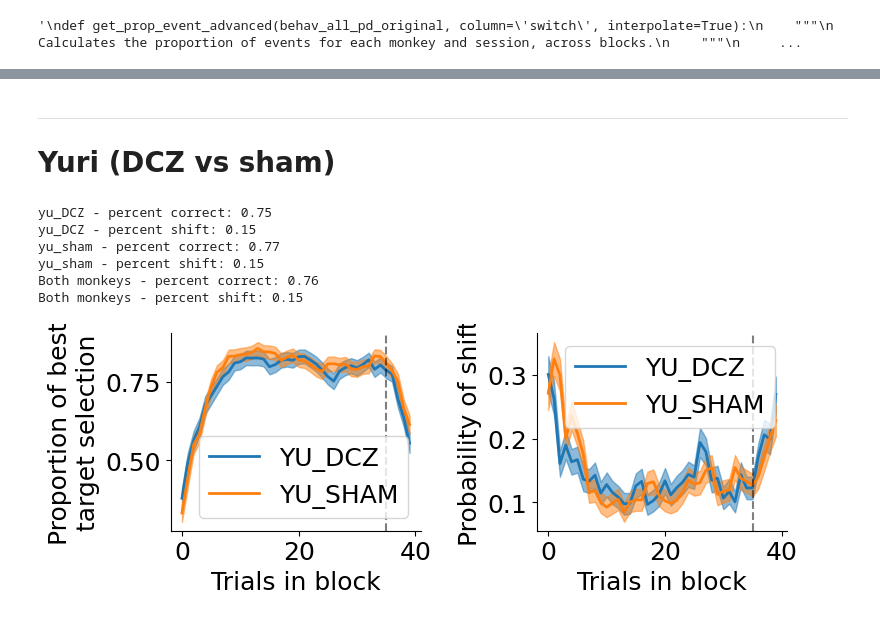
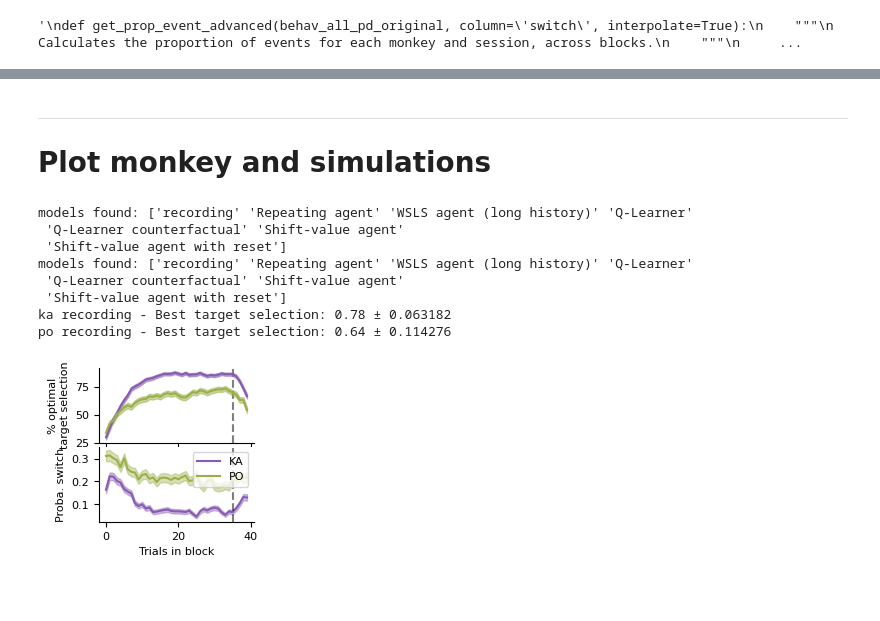
Before and after one commit to ungzs1/popy_05, a Jupyter notebook: notebooks/behav_analysis/session_wise_behavior.ipynb, the cells around one changed output, grey strips where cells are left out. Cells and saved outputs as stored; diff of their text form; code cells hidden in the pictures; blank space fills up the shorter version.

```diff
--- a/notebooks/behav_analysis/session_wise_behavior.ipynb
+++ b/notebooks/behav_analysis/session_wise_behavior.ipynb
@@ -206,23 +74,52 @@ Both monkeys - percent shift: 0.15
-# %% [markdown]
----
-# Yuri (DCZ vs sham)
-# %%
-behav_temp = behav.loc[behav['monkey'].isin(['yu_sham', 'yu_DCZ'])]
-
-# plot strategy
-fig, axs = plot_strategy(behav_temp, paper_format=False)
-
-# save as svg
-fig.tight_layout()
-#fig.savefig('figs/strategy.svg', format='svg', dpi=300, transparent=True)
-
-plt.show()
-plt.close('all')
-# %% [output]
-yu_DCZ - percent correct: 0.75
-yu_DCZ - percent shift: 0.15
-yu_sham - percent correct: 0.77
-yu_sham - percent shift: 0.15
-Both monkeys - percent correct: 0.76
-Both monkeys - percent shift: 0.15
-[figure, removed]
+# %%
+model_renames = {
+    'recording': "monkey",  # This will be handled specially
+    #'Repeating agent': 'Repeating agent',
+    'WSLS agent (long history)': 'WSLS',
+    'Q-Learner': 'RL simple',
+    'Q-Learner counterfactual': 'RL counterfactual',
+    #'Shift-value agent': 'none',
+    'Shift-value agent with reset': 'Foraging'
+}
+
+# Create the monkey column with proper handling of the lambda function
+def get_model_name(model, monkey_name):
+    if model == 'recording':
+        return monkey_name
+    else:
+        return model_renames[model]
+# %% [markdown]
+---
+# Plot monkey and simulations
+# %%
+behav_ka = load_simulation(monkey='ka', model='recording')
+behav_po = load_simulation(monkey='po', model='recording')
+
+#simulation_ka_forage = load_simulation(monkey='ka', model='Shift-value agent with reset')
+#simulation_po_forage = load_simulation(monkey='po', model='Shift-value agent with reset')
+
+behav = pd.concat([behav_ka, behav_po], ignore_index=True)
+behav = convert_column_format(behav, original='simulation')
+
+behav = behav.loc[behav['model'].isin(model_renames.keys())]
+behav['monkey'] = [get_model_name(model, monkey) for model, monkey in zip(behav['model'], behav['monkey'])]
+
+# plot strategy
+fig, axs = plot_strategy(behav, paper_format=True)
+
+# save as svg
+#fig.tight_layout()
+fig.savefig('figs/strategy.svg', dpi=300, transparent=True)
+
+plt.show()
+plt.close('all')
+# %% [output]
+models found: ['recording' 'Repeating agent' 'WSLS agent (long history)' 'Q-Learner'
+ 'Q-Learner counterfactual' 'Shift-value agent'
+ 'Shift-value agent with reset']
+models found: ['recording' 'Repeating agent' 'WSLS agent (long history)' 'Q-Learner'
+ 'Q-Learner counterfactual' 'Shift-value agent'
+ 'Shift-value agent with reset']
+ka recording - Best target selection: 0.78 ± 0.063182
+po recording - Best target selection: 0.64 ± 0.114276
+[figure, added]
```
Also changed, not shown: parts of 7 cells of this notebook, 28 other files.
